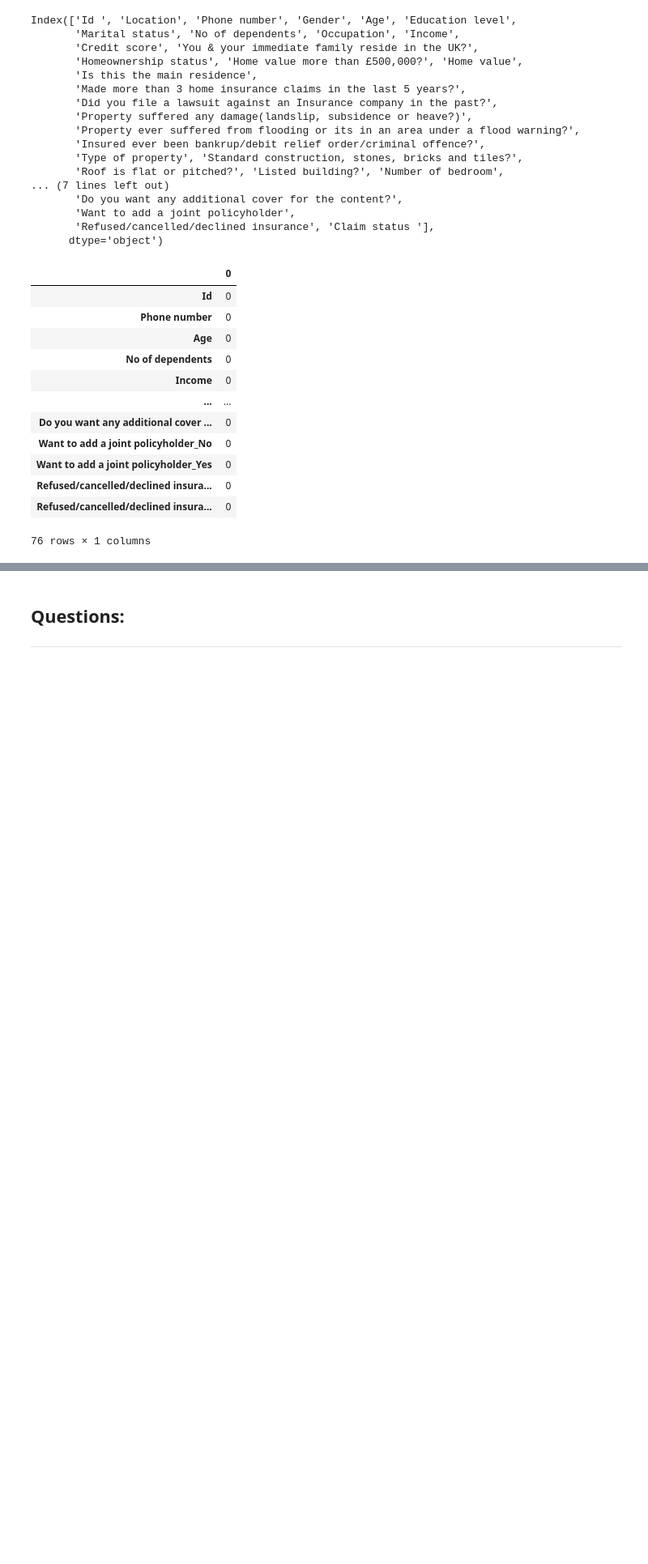
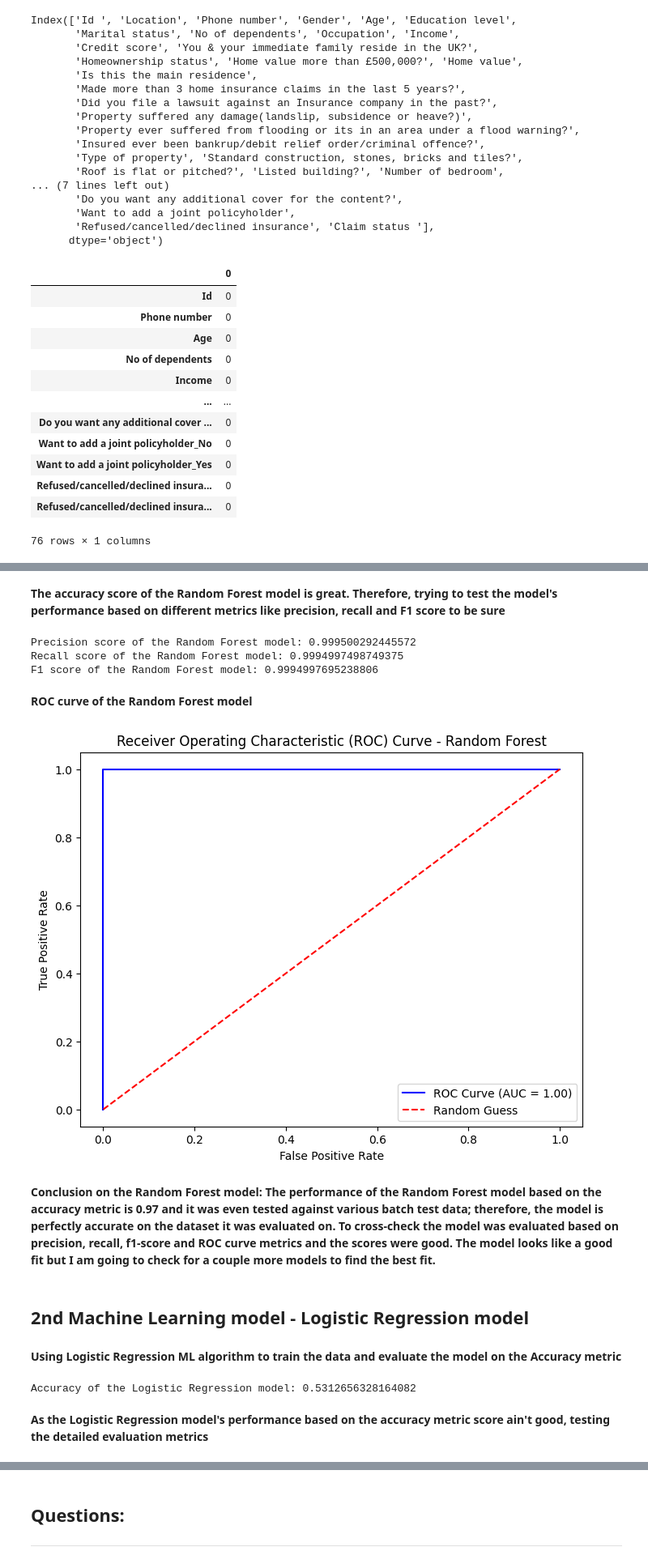
Before and after one commit to AkshataAhire/Insurance, a Jupyter notebook: Copy_of_Insurance.ipynb, the cells around one changed output, grey strips where cells are left out. Shown at 81% size. Cells and saved outputs as stored; diff of their text form; code cells hidden in the pictures; blank space fills up the shorter version.

```diff
--- a/Copy_of_Insurance.ipynb
+++ b/Copy_of_Insurance.ipynb
@@ -632,0 +540,71 @@ F1 score for 5% claim rate: 0.47337278106508873
+# %% [markdown]
+**The accuracy score of the Random Forest model is great. Therefore, trying to test the model's performance based on different metrics like precision, recall and F1 score to be sure**
+# %%
+#making predictions based on the classification model clf
+y_pred = clf.predict(X_test)
+
+#calculate precision
+randomforest_precision = precision_score(y_test, y_pred, average='weighted')
+print("Precision score of the Random Forest model:", randomforest_precision)
+
+#calculate recall
+randomforest_recall = recall_score(y_test, y_pred, average='weighted')
+print("Recall score of the Random Forest model:", randomforest_recall)
+
+#calculate f1 score
+randomforest_f1 = f1_score(y_test, y_pred, average='weighted')
+print("F1 score of the Random Forest model:", randomforest_f1)
+# %% [output]
+Precision score of the Random Forest model: 0.999500292445572
+Recall score of the Random Forest model: 0.9994997498749375
+F1 score of the Random Forest model: 0.9994997695238806
+# %% [markdown]
+**ROC curve of the Random Forest model**
+# %%
+# Predict probabilities for the test set
+probs = clf.predict_proba(X_test)
+probs = probs[:, 1]  # Probability of positive class
+
+# Calculate ROC curve
+fpr, tpr, thresholds = roc_curve(y_test, probs)
+
+# Calculate AUC (Area Under the Curve)
+auc = roc_auc_score(y_test, probs)
+
+# Plot ROC curve
+plt.figure(figsize=(8, 6))
+plt.plot(fpr, tpr, color='blue', label=f'ROC Curve (AUC = {auc:.2f})')
+plt.plot([0, 1], [0, 1], color='red', linestyle='--', label='Random Guess')
+plt.xlabel('False Positive Rate')
+plt.ylabel('True Positive Rate')
+plt.title('Receiver Operating Characteristic (ROC) Curve - Random Forest')
+plt.legend()
+plt.show()
+# %% [output]
+[figure, added]
+# %% [markdown]
+**Conclusion on the Random Forest model: The performance of the Random Forest model based on the accuracy metric is 0.97 and it was even tested against various batch test data; therefore, the model is perfectly accurate on the dataset it was evaluated on. To cross-check the model was evaluated based on precision, recall, f1-score and ROC curve metrics and the scores were good. The model looks like a good fit but I am going to check for a couple more models to find the best fit.**
+# %% [markdown]
+## **2nd Machine Learning model - Logistic Regression model**
+# %% [markdown]
+**Using Logistic Regression ML algorithm to train the data and evaluate the model on the Accuracy metric**
+# %%
+#splitting data into training and testing sets
+X1_train, X1_test, y1_train, y1_test = train_test_split(X, y, test_size=0.2, random_state=42)
+
+#logistic regression model
+logistic_model = LogisticRegression()
+
+#training the model on the training data
+logistic_model.fit(X1_train, y1_train)
+
+#predictions on the testing data
+y1_pred = logistic_model.predict(X1_test)
+
+#evaluating the model
+logistic_accuracy = accuracy_score(y1_test, y1_pred)
+print("Accuracy of the Logistic Regression model:", logistic_accuracy)
+# %% [output]
+Accuracy of the Logistic Regression model: 0.5312656328164082
+# %% [markdown]
+**As the Logistic Regression model's performance based on the accuracy metric score ain't good, testing the  detailed evaluation metrics**
```
Also changed, not shown: parts of 59 cells of this notebook.
